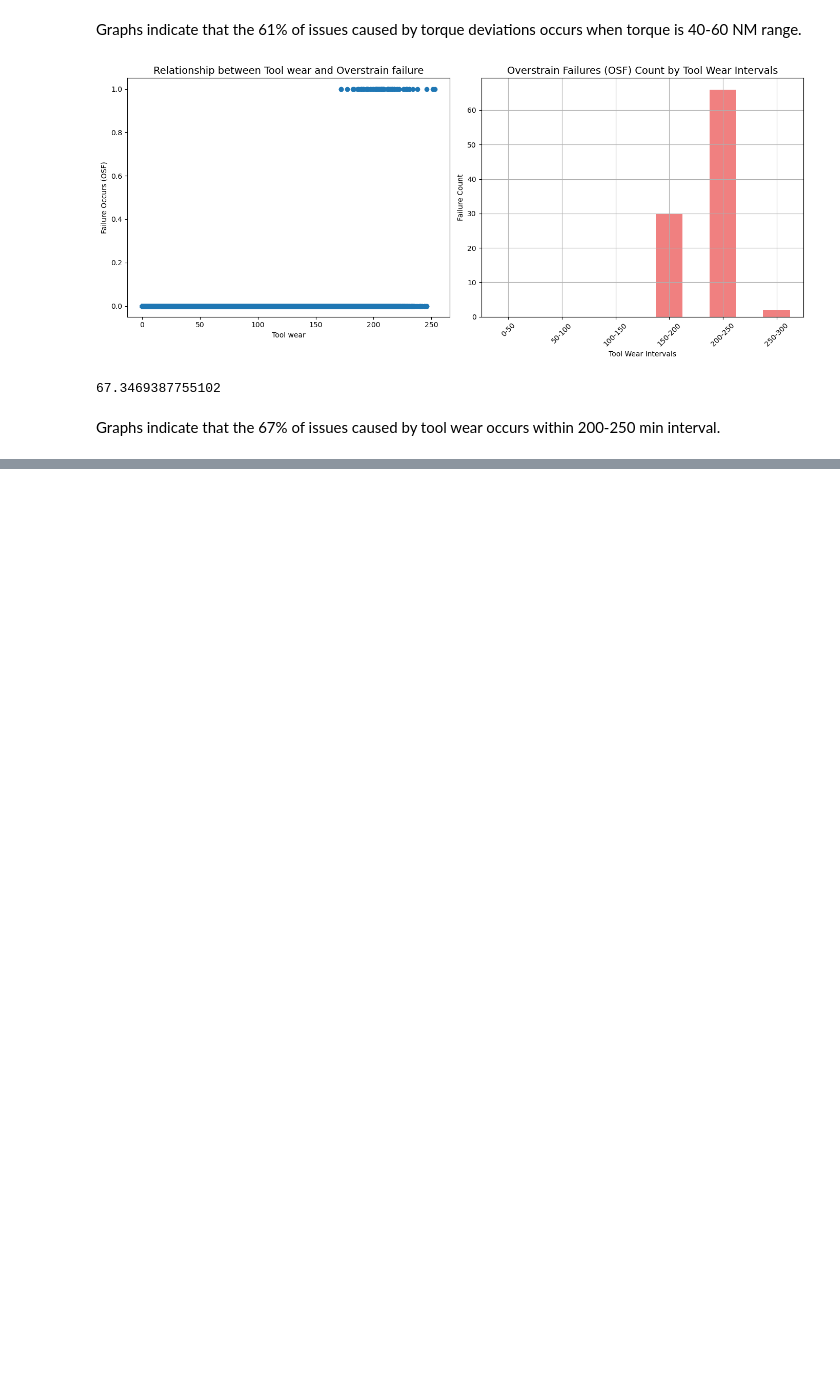
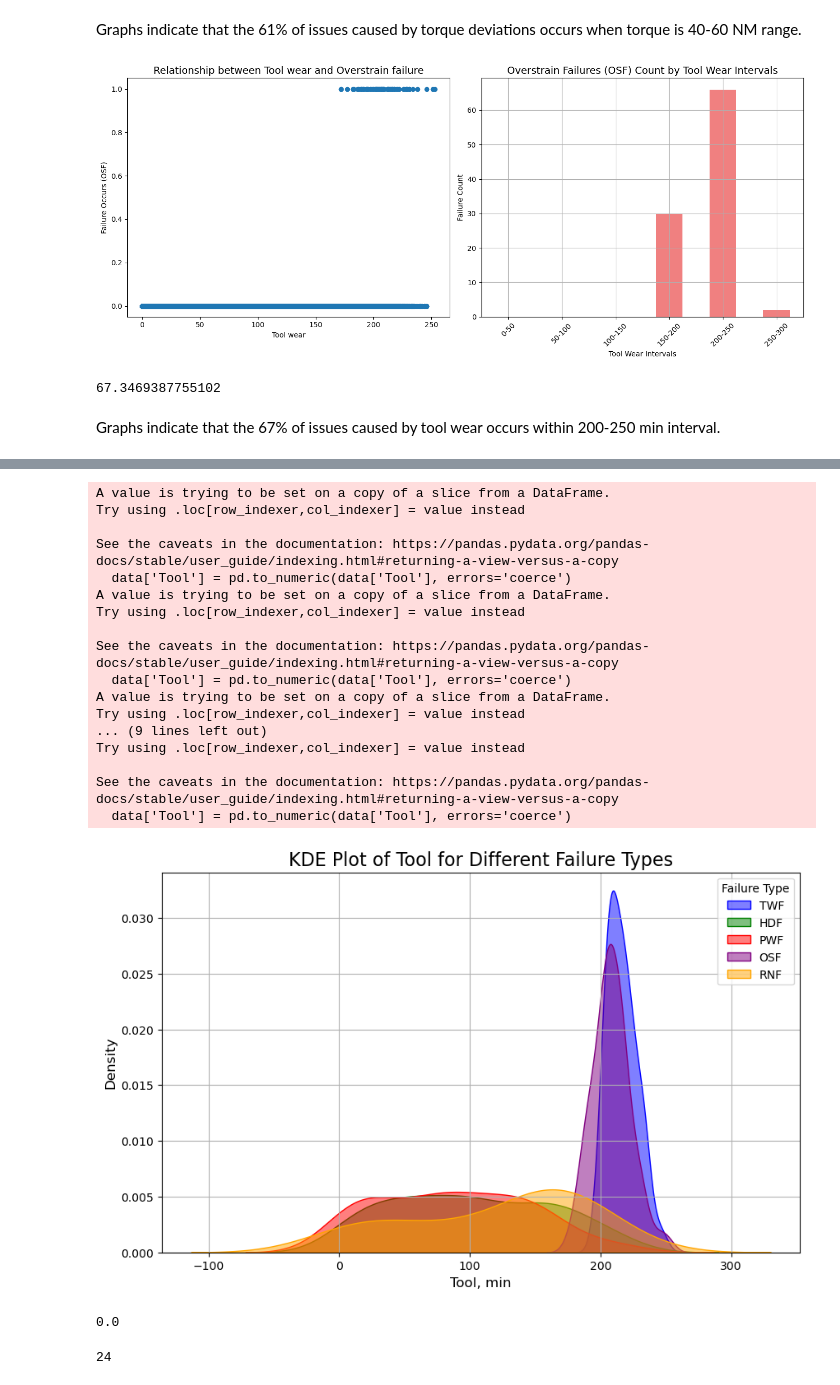
Before and after one commit to DeltaM84/Capstone2, a Jupyter notebook: Capstone 2.ipynb, the cells around one changed output, grey strips where cells are left out. Drawn from its saved outputs; the diff is of its cells as text; code cells hidden in the pictures; blank space fills up the shorter version.

```diff
--- a/Capstone 2.ipynb
+++ b/Capstone 2.ipynb
@@ -894,0 +992,72 @@ df_csv.head(500)
+# %%
+# Filter datasets
+twf_failures_filtered = df[(df['TWF'] == 1) & (df['HDF'] == 0) & (df['PWF'] == 0) & (df['OSF'] == 0) & (df['RNF'] == 0)]
+hdf_failures_filtered = df[(df['TWF'] == 0) & (df['HDF'] == 1) & (df['PWF'] == 0) & (df['OSF'] == 0) & (df['RNF'] == 0)]
+pwf_failures_filtered = df[(df['TWF'] == 0) & (df['HDF'] == 0) & (df['PWF'] == 1) & (df['OSF'] == 0) & (df['RNF'] == 0)]
+osf_failures_filtered = df[(df['TWF'] == 0) & (df['HDF'] == 0) & (df['PWF'] == 0) & (df['OSF'] == 1) & (df['RNF'] == 0)]
+rnf_failures_filtered = df[(df['TWF'] == 0) & (df['HDF'] == 0) & (df['PWF'] == 0) & (df['OSF'] == 0) & (df['RNF'] == 1)]
+
+# Ensure numeric values and drop NaNs if any
+def clean_data(data):
+    data['Tool'] = pd.to_numeric(data['Tool'], errors='coerce')
+    return data.dropna(subset=['Tool'])
+
+twf_failures_filtered = clean_data(twf_failures_filtered)
+hdf_failures_filtered = clean_data(hdf_failures_filtered)
+pwf_failures_filtered = clean_data(pwf_failures_filtered)
+osf_failures_filtered = clean_data(osf_failures_filtered)
+rnf_failures_filtered = clean_data(rnf_failures_filtered)
+
+# Plot all KDEs on the same graph
+plt.figure(figsize=(10, 6))
+
+sns.kdeplot(data=twf_failures_filtered, x='Tool', fill=True, label='TWF', color='blue', alpha=0.5)
+sns.kdeplot(data=hdf_failures_filtered, x='Tool', fill=True, label='HDF', color='green', alpha=0.5)
+sns.kdeplot(data=pwf_failures_filtered, x='Tool', fill=True, label='PWF', color='red', alpha=0.5)
+sns.kdeplot(data=osf_failures_filtered, x='Tool', fill=True, label='OSF', color='purple', alpha=0.5)
+sns.kdeplot(data=rnf_failures_filtered, x='Tool', fill=True, label='RNF', color='orange', alpha=0.5)
+
+# Add plot title and labels
+plt.title('KDE Plot of Tool for Different Failure Types', fontsize=16)
+plt.xlabel('Tool, min', fontsize=12)
+plt.ylabel('Density', fontsize=12)
+plt.legend(title='Failure Type')
+
+# Display the grid and show the plot
+plt.grid(True)
+plt.show()
+# %% [output]
+A value is trying to be set on a copy of a slice from a DataFrame.
+Try using .loc[row_indexer,col_indexer] = value instead
+
+See the caveats in the documentation: https://pandas.pydata.org/pandas-docs/stable/user_guide/indexing.html#returning-a-view-versus-a-copy
+  data['Tool'] = pd.to_numeric(data['Tool'], errors='coerce')
+A value is trying to be set on a copy of a slice from a DataFrame.
+Try using .loc[row_indexer,col_indexer] = value instead
+
+See the caveats in the documentation: https://pandas.pydata.org/pandas-docs/stable/user_guide/indexing.html#returning-a-view-versus-a-copy
+  data['Tool'] = pd.to_numeric(data['Tool'], errors='coerce')
+A value is trying to be set on a copy of a slice from a DataFrame.
+Try using .loc[row_indexer,col_indexer] = value instead
+... (9 lines left out)
+Try using .loc[row_indexer,col_indexer] = value instead
+
+See the caveats in the documentation: https://pandas.pydata.org/pandas-docs/stable/user_guide/indexing.html#returning-a-view-versus-a-copy
+  data['Tool'] = pd.to_numeric(data['Tool'], errors='coerce')
+[figure, added]
+# %%
+# Check the lowest value in the 'Tool' column
+lowest_tool_value = df['Tool'].min()
+lowest_tool_value
+# %% [output]
+0.0
+# %%
+# Check how many rows have 1 in more than one failure column
+failure_columns = ['TWF', 'HDF', 'PWF', 'OSF', 'RNF']  # Specify the relevant columns
+
+# Calculate the number of rows with more than one '1' in the specified columns
+rows_with_multiple_failures = df[failure_columns].sum(axis=1) > 1
+num_rows_multiple_failures = rows_with_multiple_failures.sum()
+num_rows_multiple_failures
+# %% [output]
+24
```
Also changed, not shown: parts of 8 cells of this notebook.
